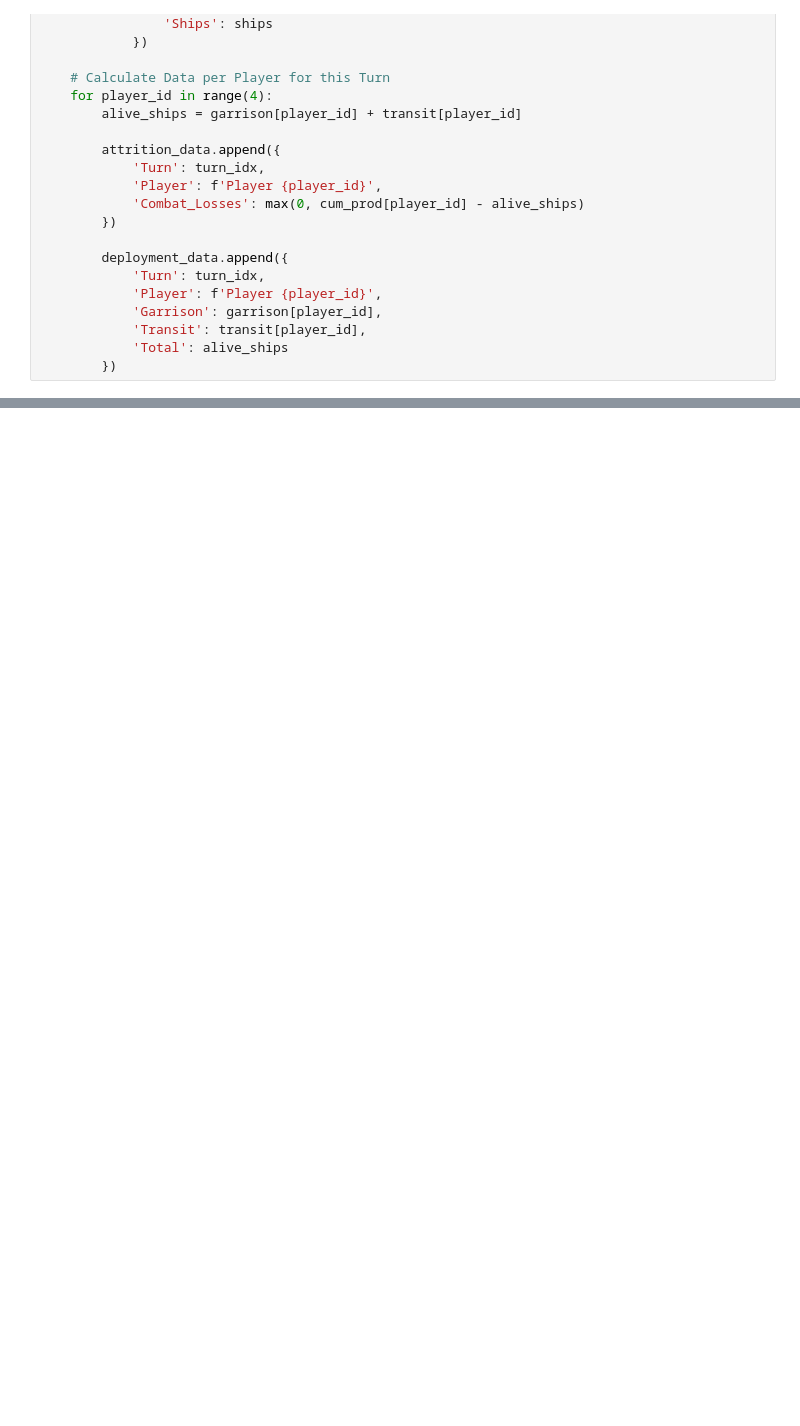
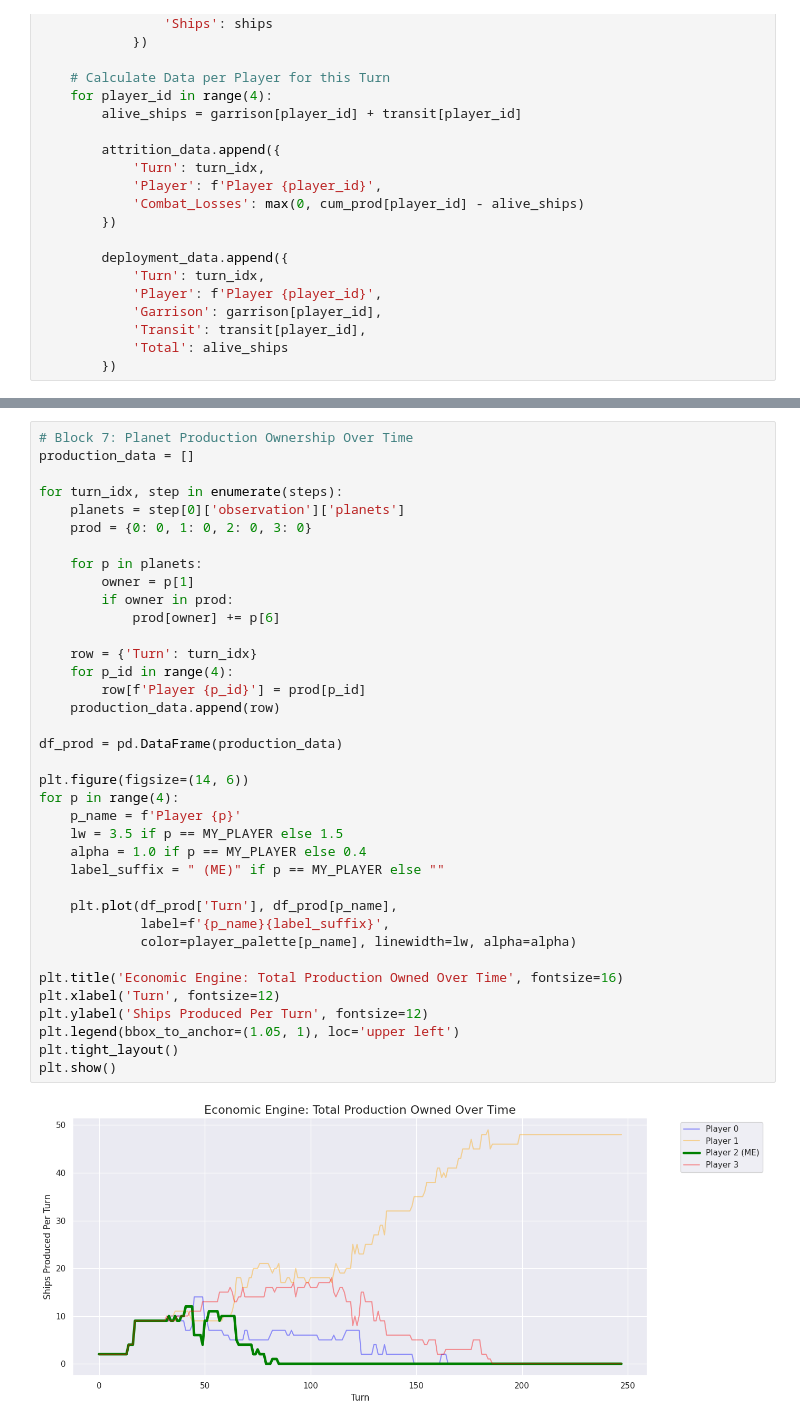
Before and after one commit to S4K50M/OrbitWars, a Jupyter notebook: eda/eda_4player.ipynb, the cells around one changed output, grey strips where cells are left out. Saved outputs shown, nothing was run; the diff lists cells and outputs as text; blank space fills up the shorter version.

```diff
--- a/eda/eda_4player.ipynb
+++ b/eda/eda_4player.ipynb
@@ -145,0 +210,39 @@ if not df_launches.empty:
+# %%
+# Block 7: Planet Production Ownership Over Time
+production_data = []
+
+for turn_idx, step in enumerate(steps):
+    planets = step[0]['observation']['planets']
+    prod = {0: 0, 1: 0, 2: 0, 3: 0}
+
+    for p in planets:
+        owner = p[1]
+        if owner in prod:
+            prod[owner] += p[6]
+
+    row = {'Turn': turn_idx}
+    for p_id in range(4):
+        row[f'Player {p_id}'] = prod[p_id]
+    production_data.append(row)
+
+df_prod = pd.DataFrame(production_data)
+
+plt.figure(figsize=(14, 6))
+for p in range(4):
+    p_name = f'Player {p}'
+    lw = 3.5 if p == MY_PLAYER else 1.5
+    alpha = 1.0 if p == MY_PLAYER else 0.4
+    label_suffix = " (ME)" if p == MY_PLAYER else ""
+
+    plt.plot(df_prod['Turn'], df_prod[p_name],
+             label=f'{p_name}{label_suffix}',
+             color=player_palette[p_name], linewidth=lw, alpha=alpha)
+
+plt.title('Economic Engine: Total Production Owned Over Time', fontsize=16)
+plt.xlabel('Turn', fontsize=12)
+plt.ylabel('Ships Produced Per Turn', fontsize=12)
+plt.legend(bbox_to_anchor=(1.05, 1), loc='upper left')
+plt.tight_layout()
+plt.show()
+# %% [output]
+[figure, added]
```
Also changed, not shown: parts of 11 cells of this notebook, 2 other files.
